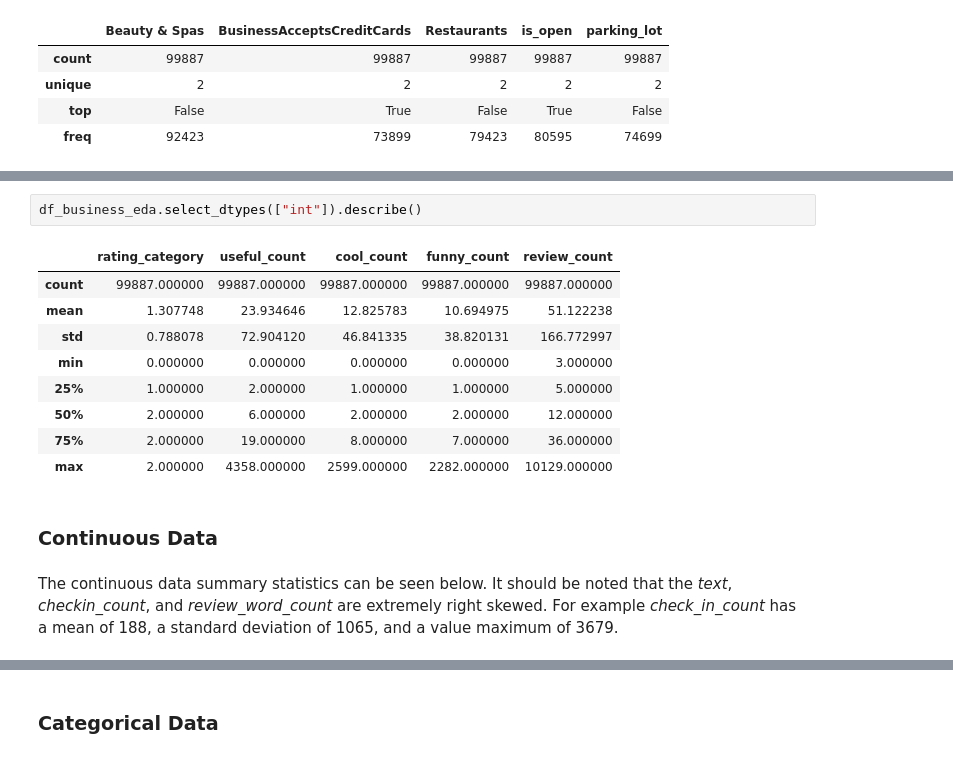
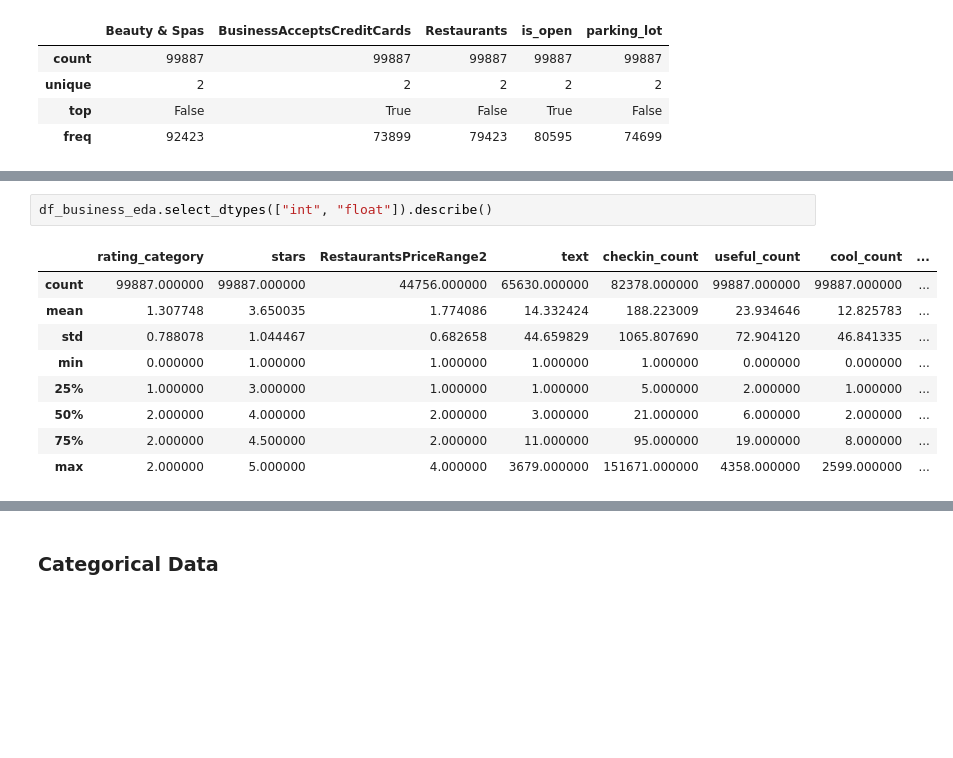
Before and after one commit to rchannewiser/MSDS-machine-learning1-team5, a Jupyter notebook: yelp_test.ipynb, the cells around one changed output, grey strips where cells are left out. Drawn from its saved outputs; the diff is of its cells as text; blank space fills up the shorter version.

```diff
--- a/yelp_test.ipynb
+++ b/yelp_test.ipynb
@@ -788,16 +790,12 @@ The boolean features can take a value of True or False. *Beauty & Spas*, *Restau
 # %%
-df_business_eda.select_dtypes(["int"]).describe()
+df_business_eda.select_dtypes(["int", "float"]).describe()
 # %% [output]
-|  | rating_category | useful_count | cool_count | funny_count | review_count |
-| count | 99887.000000 | 99887.000000 | 99887.000000 | 99887.000000 | 99887.000000 |
-| mean | 1.307748 | 23.934646 | 12.825783 | 10.694975 | 51.122238 |
-| std | 0.788078 | 72.904120 | 46.841335 | 38.820131 | 166.772997 |
-| min | 0.000000 | 0.000000 | 0.000000 | 0.000000 | 3.000000 |
-| 25% | 1.000000 | 2.000000 | 1.000000 | 1.000000 | 5.000000 |
-| 50% | 2.000000 | 6.000000 | 2.000000 | 2.000000 | 12.000000 |
-| 75% | 2.000000 | 19.000000 | 8.000000 | 7.000000 | 36.000000 |
-| max | 2.000000 | 4358.000000 | 2599.000000 | 2282.000000 | 10129.000000 |
+|  | rating_category | stars | RestaurantsPriceRange2 | text | checkin_count | useful_count | cool_count | ... |
+| count | 99887.000000 | 99887.000000 | 44756.000000 | 65630.000000 | 82378.000000 | 99887.000000 | 99887.000000 | ... |
+| mean | 1.307748 | 3.650035 | 1.774086 | 14.332424 | 188.223009 | 23.934646 | 12.825783 | ... |
+| std | 0.788078 | 1.044467 | 0.682658 | 44.659829 | 1065.807690 | 72.904120 | 46.841335 | ... |
+| min | 0.000000 | 1.000000 | 1.000000 | 1.000000 | 1.000000 | 0.000000 | 0.000000 | ... |
+| 25% | 1.000000 | 3.000000 | 1.000000 | 1.000000 | 5.000000 | 2.000000 | 1.000000 | ... |
+| 50% | 2.000000 | 4.000000 | 2.000000 | 3.000000 | 21.000000 | 6.000000 | 2.000000 | ... |
+| 75% | 2.000000 | 4.500000 | 2.000000 | 11.000000 | 95.000000 | 19.000000 | 8.000000 | ... |
+| max | 2.000000 | 5.000000 | 4.000000 | 3679.000000 | 151671.000000 | 4358.000000 | 2599.000000 | ... |
-# %% [markdown]
-### Continuous Data
-# %% [markdown]
-The continuous data summary statistics can be seen below. It should be noted that the *text*, *checkin_count*, and *review_word_count* are extremely right skewed. For example *check_in_count* has a mean of 188, a standard deviation of 1065, and a value maximum of 3679.
```
Also changed, not shown: parts of 57 cells of this notebook.
